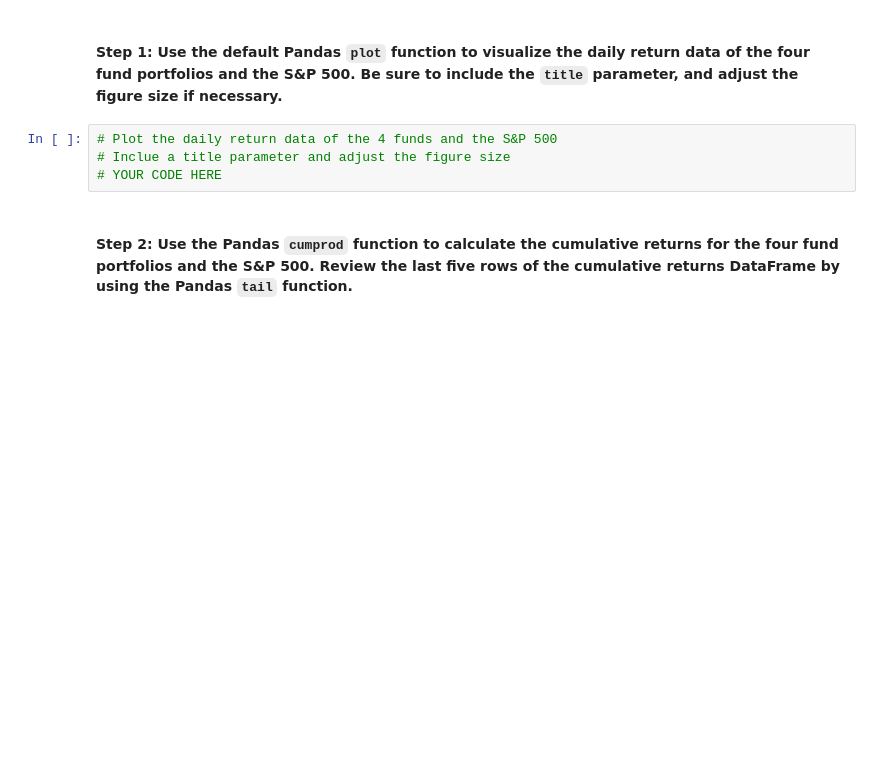
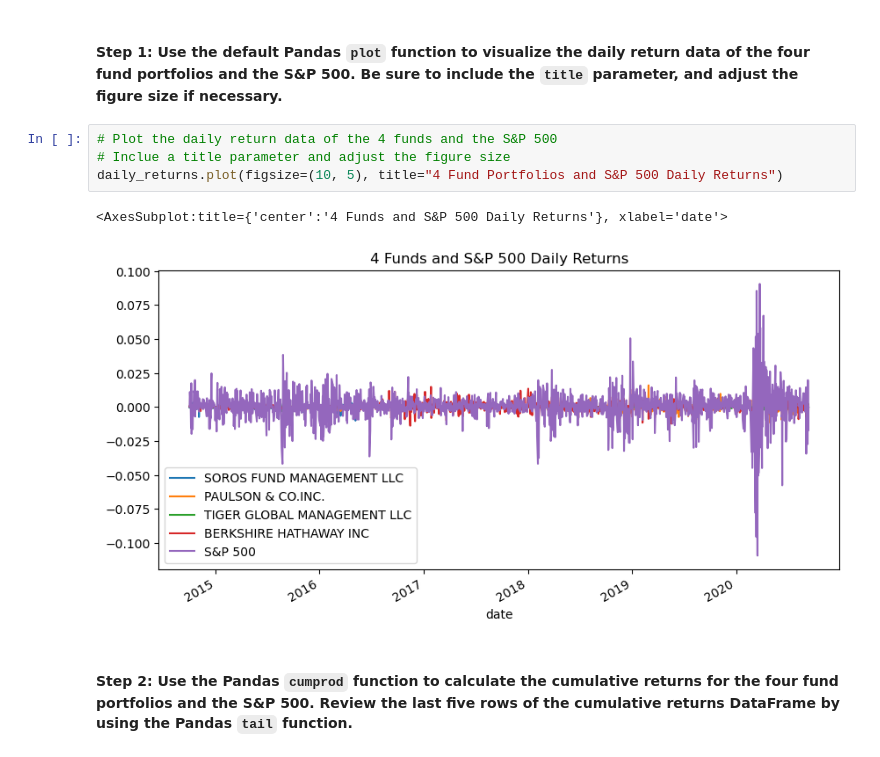
Before and after one commit to AndrewRBader/module4_challenge, a Jupyter notebook: Starter_Code/risk_return_analysis.ipynb, the cells around one changed output. Cells and saved outputs as stored; diff of their text form; blank space fills up the shorter version.

```diff
--- a/Starter_Code/risk_return_analysis.ipynb
+++ b/Starter_Code/risk_return_analysis.ipynb
@@ -153,7 +154,10 @@ Analyze the data to determine if any of the portfolios outperform the broader st
 # %%
 # Plot the daily return data of the 4 funds and the S&P 500
 # Inclue a title parameter and adjust the figure size
-# YOUR CODE HERE
+daily_returns.plot(figsize=(10, 5), title="4 Fund Portfolios and S&P 500 Daily Returns")
+# %% [output]
+<AxesSubplot:title={'center':'4 Funds and S&P 500 Daily Returns'}, xlabel='date'>
+[figure, added]
 # %% [markdown]
 #### Step 2: Use the Pandas `cumprod` function to calculate the cumulative returns for the four fund portfolios and the S&P 500. Review the last five rows of the cumulative returns DataFrame by using the Pandas `tail` function.
 # %%
```
Also changed, not shown: parts of 3 cells of this notebook.
